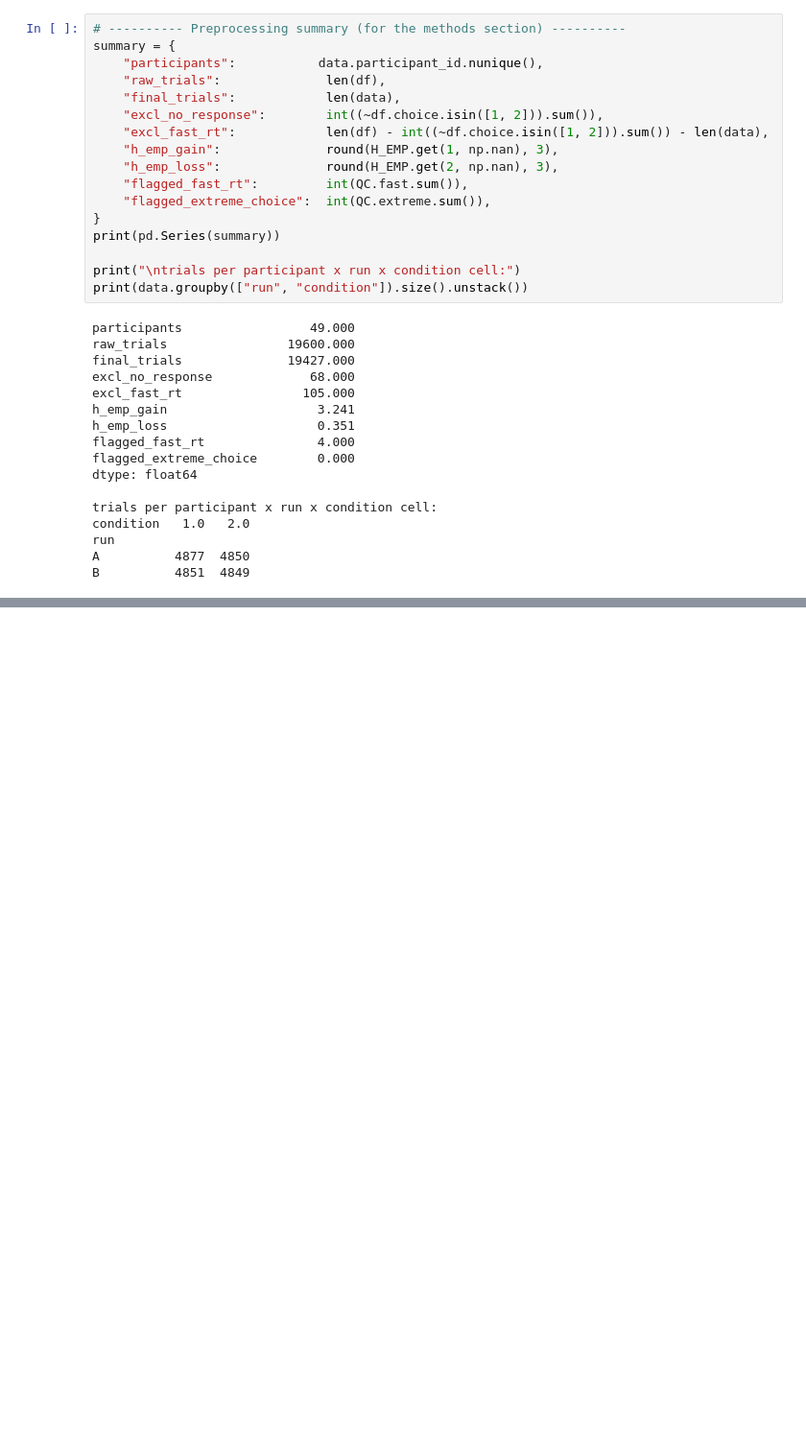
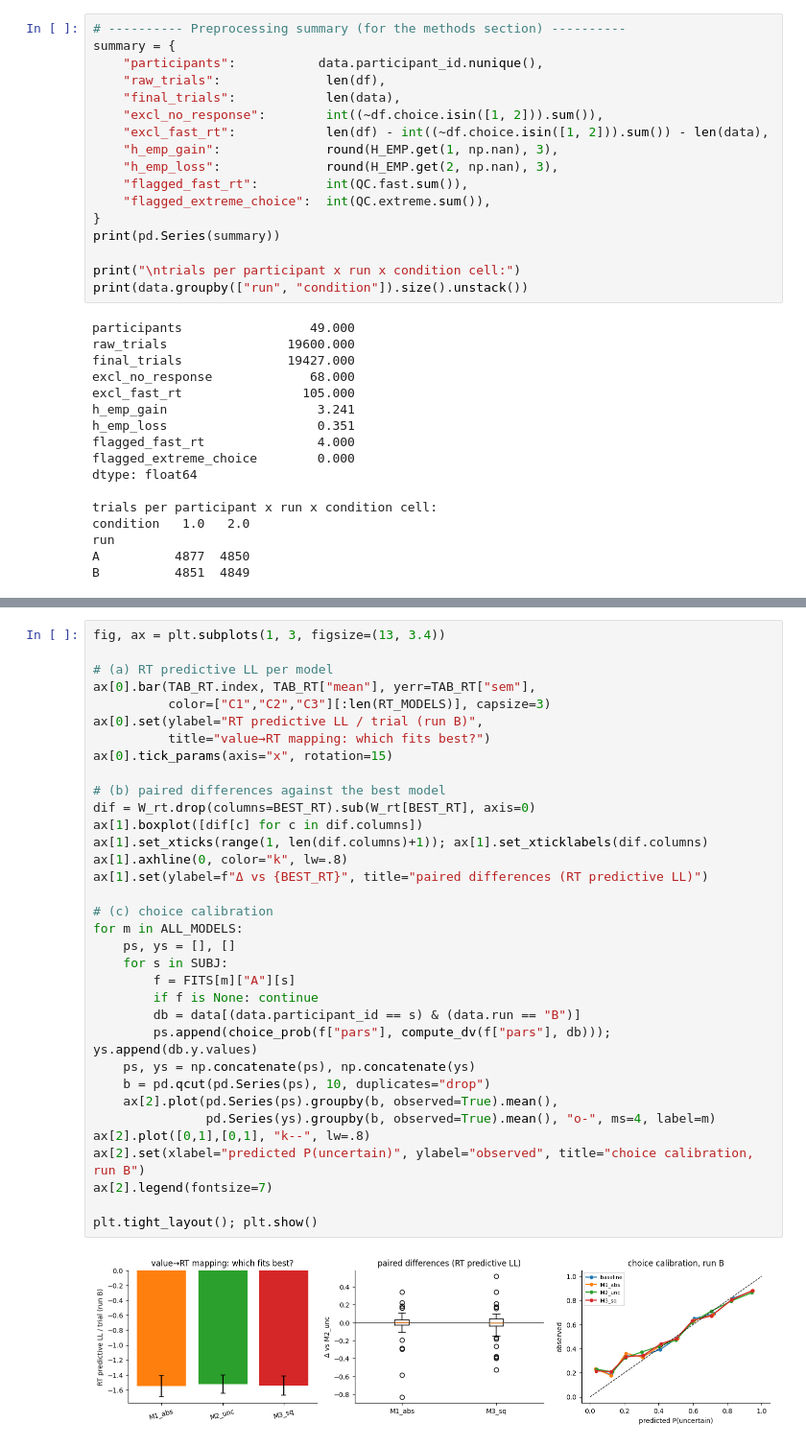
Before and after one commit to ale1201/ccs-final-project, a Jupyter notebook: project.ipynb, the cells around one changed output, grey strips where cells are left out. Shown at 96% size. Cells and saved outputs as stored; diff of their text form; blank space fills up the shorter version.

```diff
--- a/project.ipynb
+++ b/project.ipynb
@@ -450,0 +1268,36 @@ def param_names(model, use_rt=True):
+# %%
+fig, ax = plt.subplots(1, 3, figsize=(13, 3.4))
+
+# (a) RT predictive LL per model
+ax[0].bar(TAB_RT.index, TAB_RT["mean"], yerr=TAB_RT["sem"],
+          color=["C1","C2","C3"][:len(RT_MODELS)], capsize=3)
+ax[0].set(ylabel="RT predictive LL / trial (run B)",
+          title="value→RT mapping: which fits best?")
+ax[0].tick_params(axis="x", rotation=15)
+
+# (b) paired differences against the best model
+dif = W_rt.drop(columns=BEST_RT).sub(W_rt[BEST_RT], axis=0)
+ax[1].boxplot([dif[c] for c in dif.columns])
+ax[1].set_xticks(range(1, len(dif.columns)+1)); ax[1].set_xticklabels(dif.columns)
+ax[1].axhline(0, color="k", lw=.8)
+ax[1].set(ylabel=f"Δ vs {BEST_RT}", title="paired differences (RT predictive LL)")
+
+# (c) choice calibration
+for m in ALL_MODELS:
+    ps, ys = [], []
+    for s in SUBJ:
+        f = FITS[m]["A"][s]
+        if f is None: continue
+        db = data[(data.participant_id == s) & (data.run == "B")]
+        ps.append(choice_prob(f["pars"], compute_dv(f["pars"], db))); ys.append(db.y.values)
+    ps, ys = np.concatenate(ps), np.concatenate(ys)
+    b = pd.qcut(pd.Series(ps), 10, duplicates="drop")
+    ax[2].plot(pd.Series(ps).groupby(b, observed=True).mean(),
+               pd.Series(ys).groupby(b, observed=True).mean(), "o-", ms=4, label=m)
+ax[2].plot([0,1],[0,1], "k--", lw=.8)
+ax[2].set(xlabel="predicted P(uncertain)", ylabel="observed", title="choice calibration, run B")
+ax[2].legend(fontsize=7)
+
+plt.tight_layout(); plt.show()
+# %% [output]
+[figure, added]
```
Also changed, not shown: parts of 35 cells of this notebook.
